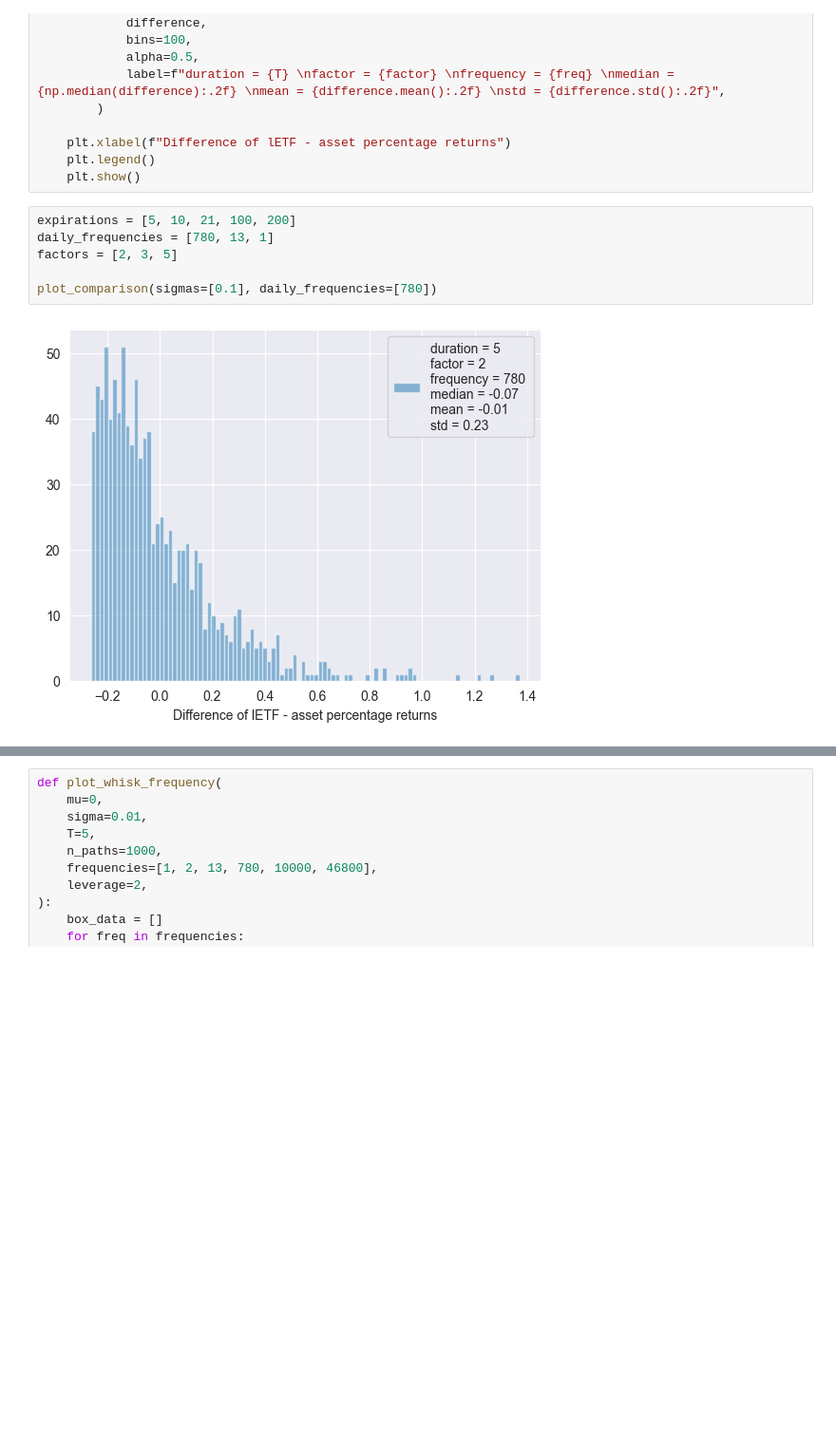
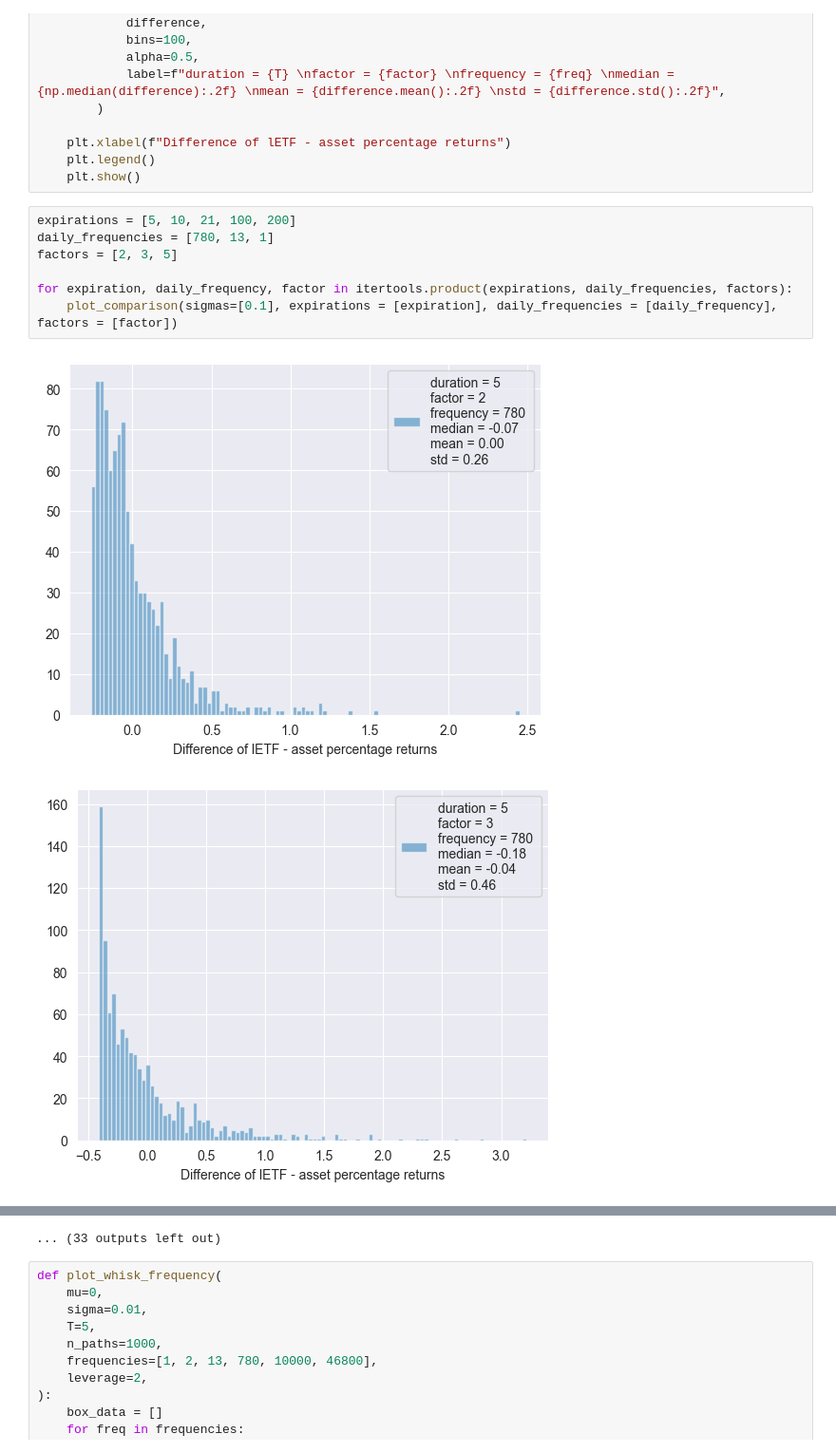
Before and after one commit to albesianor/Leveraged-ETFs, a Jupyter notebook: 01_frequency_impact.ipynb, the cells around one changed output, grey strips where cells are left out. Shown at 95% size. Saved outputs shown, nothing was run; the diff lists cells and outputs as text; blank space fills up the shorter version.

Commit message:
feat: plot several new graphs

```diff
--- a/01_frequency_impact.ipynb
+++ b/01_frequency_impact.ipynb
@@ -80,8 +80,10 @@ def plot_comparison(
 # %%
 expirations = [5, 10, 21, 100, 200]
 daily_frequencies = [780, 13, 1]
 factors = [2, 3, 5]
 
-plot_comparison(sigmas=[0.1], daily_frequencies=[780])
+for expiration, daily_frequency, factor in itertools.product(expirations, daily_frequencies, factors):
+    plot_comparison(sigmas=[0.1], expirations = [expiration], daily_frequencies = [daily_frequency], factors = [factor])
 # %% [output]
-[figure, old version]
+[figure, new version]
+[figure, added]
@@ -88,3 +100,4 @@ plot_comparison(sigmas=[0.1], daily_frequencies=[780])
+... (33 outputs left out)
 # %%
 def plot_whisk_frequency(
     mu=0,
```
Also changed, not shown: parts of 1 cell of this notebook.
